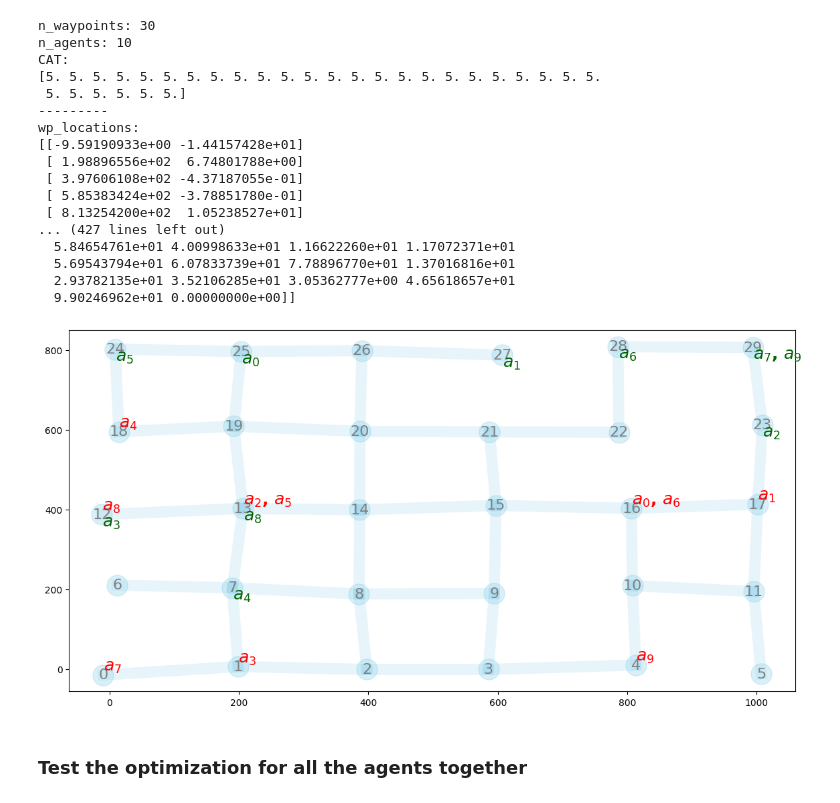
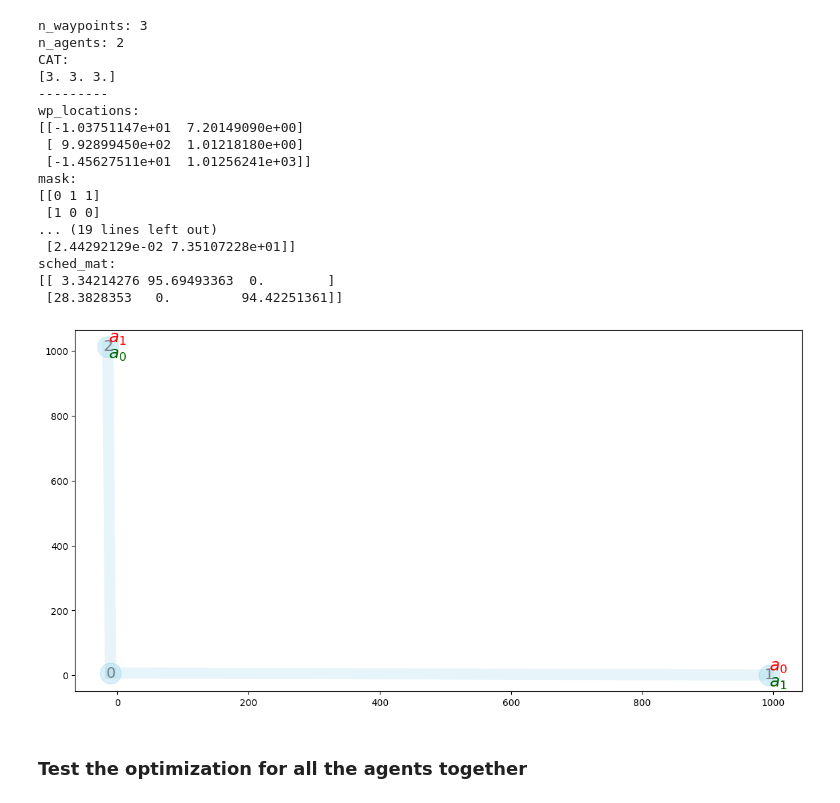
Before and after one commit to dt-1729/ULI_NASA, a Jupyter notebook: UTM_scheduling_and_routing/test_CLF_CBF.ipynb, the cells around one changed output. Cells and saved outputs as stored; diff of their text form; code cells hidden in the pictures.

```diff
--- a/UTM_scheduling_and_routing/test_CLF_CBF.ipynb
+++ b/UTM_scheduling_and_routing/test_CLF_CBF.ipynb
@@ -15,9 +15,9 @@ importlib.reload(createEnv)
 importlib.reload(supporting_functions)
 
 # generate waypoints and the adjacency matrix
-n_waypoints = 30
-n_agents = 10
-tolArray = np.random.uniform(5.0, 5.0, n_waypoints)
+n_waypoints = 3
+n_agents = 2
+tolArray = np.random.uniform(3.0, 3.0, n_waypoints)
 
 # Grid network parameters
 grid_params = {
@@ -41,49 +41,49 @@ ring_params = {
 # create a mars environment
 mars = createEnv.MARS(
     n_waypoints,
     n_agents,
     tolArray,
     grid_params,
-    seed=11,
+    seed=12,
     offset_energy=1,
     printFlag=True)
 
 # compute conflict cost
 beta0=1e-8
 gamma_t = 5
 gamma_c = 7.5
 coeff_t = 50
 coeff_c = 5.0
 
 # mars visualization
 cmap = get_cmap('tab20')
 agent_colors = {a: cmap(i / mars.n_agents) for i, a in enumerate(range(mars.n_agents))}
 createEnv.plotNetwork(mars=mars, figuresize=(14,7), routes=[], agent_colors=agent_colors, showEdgeLength=False)
 
 # agent visualization
 # show_graph=0
 # if show_graph:
 #     for i,v in enumerate(mars.agents):
 #         v.showGraph(mars.wp_locations, mars.dist_mat, mars.mask, mars.sched_mat[i,:], figuresize=(10,5), showEdgeTimeLim=True)
 # %% [output]
-n_waypoints: 30
-n_agents: 10
+n_waypoints: 3
+n_agents: 2
 CAT:
-[5. 5. 5. 5. 5. 5. 5. 5. 5. 5. 5. 5. 5. 5. 5. 5. 5. 5. 5. 5. 5. 5. 5. 5.
- 5. 5. 5. 5. 5. 5.]
+[3. 3. 3.]
 ---------
 wp_locations:
-[[-9.59190933e+00 -1.44157428e+01]
- [ 1.98896556e+02  6.74801788e+00]
- [ 3.97606108e+02 -4.37187055e-01]
- [ 5.85383424e+02 -3.78851780e-01]
- [ 8.13254200e+02  1.05238527e+01]
-... (427 lines left out)
-  5.84654761e+01 4.00998633e+01 1.16622260e+01 1.17072371e+01
-  5.69543794e+01 6.07833739e+01 7.78896770e+01 1.37016816e+01
-  2.93782135e+01 3.52106285e+01 3.05362777e+00 4.65618657e+01
-  9.90246962e+01 0.00000000e+00]]
+[[-1.03751147e+01  7.20149090e+00]
+ [ 9.92899450e+02  1.01218180e+00]
+ [-1.45627511e+01  1.01256241e+03]]
+mask:
+[[0 1 1]
+ [1 0 0]
+... (19 lines left out)
+ [2.44292129e-02 7.35107228e+01]]
+sched_mat:
+[[ 3.34214276 95.69493363  0.        ]
+ [28.3828353   0.         94.42251361]]
-[figure, old version]
+[figure, new version]
 # %%
 # agent_0 = mars.agents[0]
 # sched0_init = mars.sched_mat[0,:]
```
Also changed, not shown: parts of 14 cells of this notebook, 2 other files.
